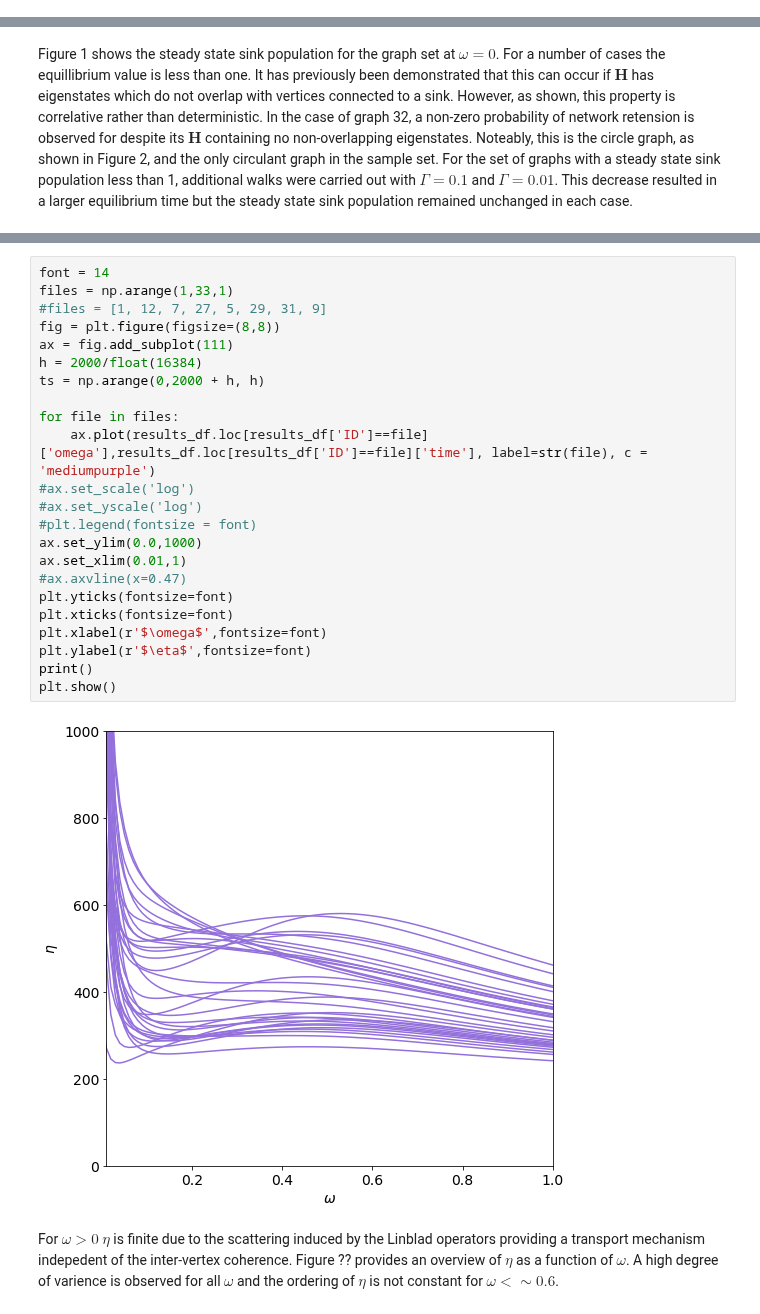
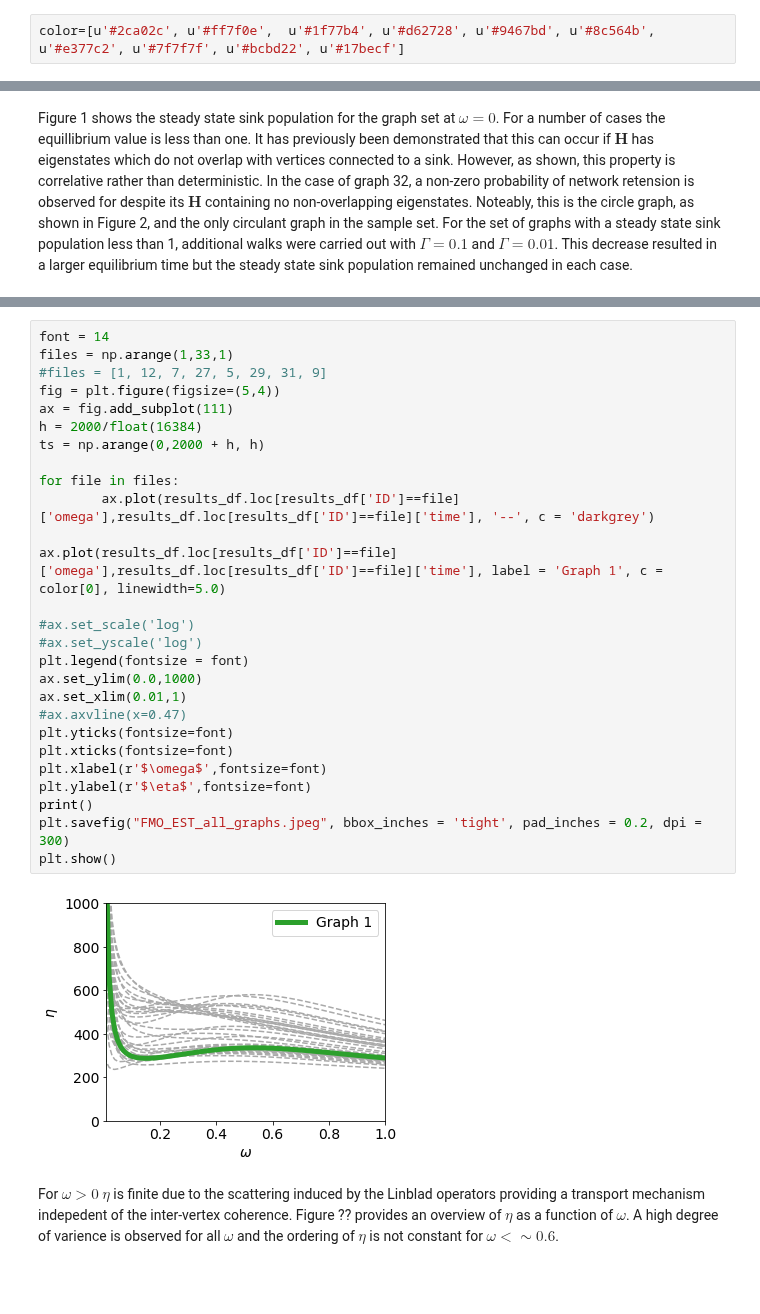
Before and after one commit to Edric-Matwiejew/QSW_MPI, a Jupyter notebook: examples/Application 1/Application_1-Copy1.ipynb, the cells around one changed output, grey strips where cells are left out. Cells and saved outputs as stored; diff of their text form; blank space fills up the shorter version.

```diff
--- a/examples/Application 1/Application_1-Copy1.ipynb
+++ b/examples/Application 1/Application_1-Copy1.ipynb
@@ -60,6 +59,8 @@ results_df.head()
 | 2 | isomorphic_graphs/32.mtx | 32 | 0.0 | 1002.625000 | 0.501313 | 2068.227251 | ... |
 | 3 | isomorphic_graphs/13.mtx | 13 | 0.0 | 1006.250000 | 0.503125 | 553.897782 | ... |
 | 4 | isomorphic_graphs/24.mtx | 24 | 0.0 | 1006.250000 | 0.503125 | 1282.041424 | ... |
+# %%
+color=[u'#2ca02c', u'#ff7f0e',  u'#1f77b4', u'#d62728', u'#9467bd', u'#8c564b', u'#e377c2', u'#7f7f7f', u'#bcbd22', u'#17becf']
 # %%
 results_0 = results_df.loc[results_df['omega']==0]
 font = 14
@@ -116,28 +197,32 @@ The iterable function was deprecated in Matplotlib 3.1 and will be removed in 3.
 # %%
 font = 14
 files = np.arange(1,33,1)
 #files = [1, 12, 7, 27, 5, 29, 31, 9]
-fig = plt.figure(figsize=(8,8))
+fig = plt.figure(figsize=(5,4))
 ax = fig.add_subplot(111)
 h = 2000/float(16384)
 ts = np.arange(0,2000 + h, h)
 
 for file in files:
-    ax.plot(results_df.loc[results_df['ID']==file]['omega'],results_df.loc[results_df['ID']==file]['time'], label=str(file), c = 'mediumpurple')
+        ax.plot(results_df.loc[results_df['ID']==file]['omega'],results_df.loc[results_df['ID']==file]['time'], '--', c = 'darkgrey')
+
+ax.plot(results_df.loc[results_df['ID']==file]['omega'],results_df.loc[results_df['ID']==file]['time'], label = 'Graph 1', c = color[0], linewidth=5.0)
+
 #ax.set_scale('log')
 #ax.set_yscale('log')
-#plt.legend(fontsize = font)
+plt.legend(fontsize = font)
 ax.set_ylim(0.0,1000)
 ax.set_xlim(0.01,1)
 #ax.axvline(x=0.47)
 plt.yticks(fontsize=font)
 plt.xticks(fontsize=font)
 plt.xlabel(r'$\omega$',fontsize=font)
 plt.ylabel(r'$\eta$',fontsize=font)
 print()
+plt.savefig("FMO_EST_all_graphs.jpeg", bbox_inches = 'tight', pad_inches = 0.2, dpi = 300)
 plt.show()
 # %% [output]
-[figure, old version]
+[figure, new version]
 # %% [markdown]
 For $\omega >0$ $\eta$ is finite due to the scattering induced by the Linblad operators providing a transport mechanism indepedent of the inter-vertex coherence. Figure ?? provides an overview of $\eta$ as a function of $\omega$. A high degree of varience is observed for all $\omega$ and the ordering of $\eta$ is not constant for $\omega < \sim 0.6$.
 # %%
```
Also changed, not shown: parts of 16 cells of this notebook, 25 other files.
